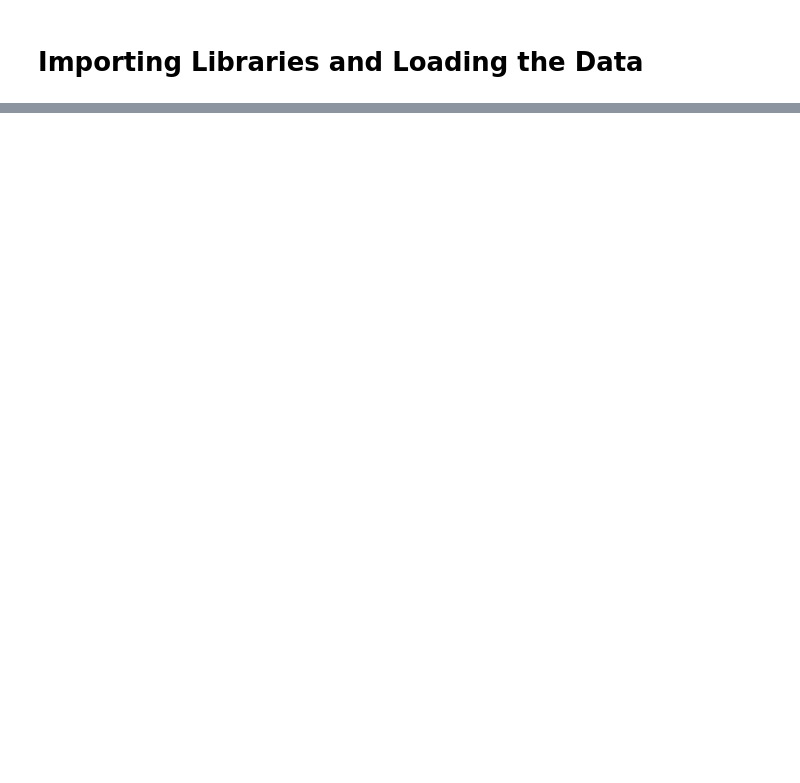
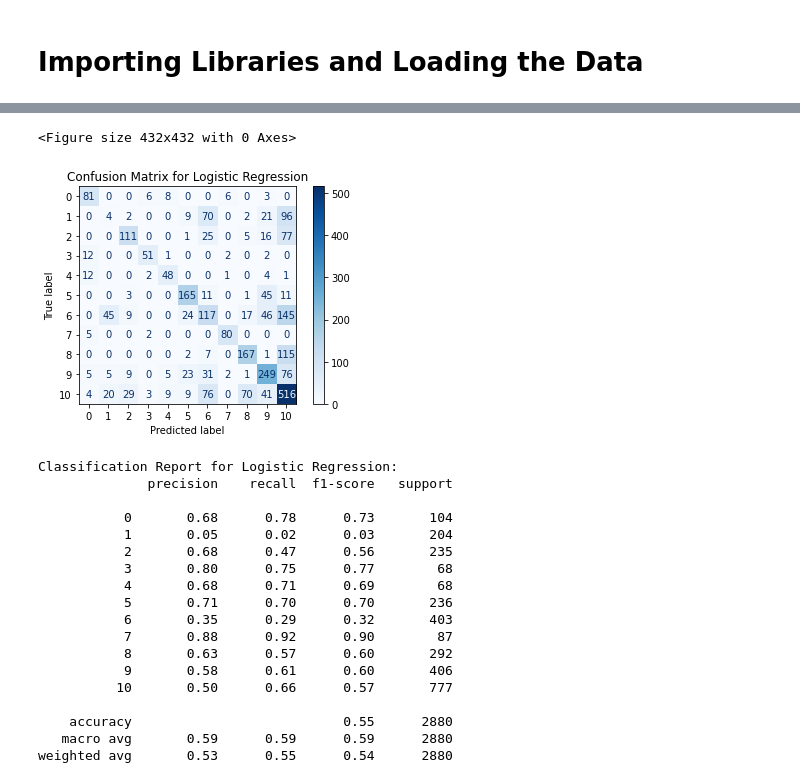
Before and after one commit to MsDiala/SHAI, a Jupyter notebook: Music_Genre_Classification_project/music_genre.ipynb, the cells around one changed output, grey strips where cells are left out. Saved outputs shown, nothing was run; the diff lists cells and outputs as text; code cells hidden in the pictures; blank space fills up the shorter version.

```diff
--- a/Music_Genre_Classification_project/music_genre.ipynb
+++ b/Music_Genre_Classification_project/music_genre.ipynb
@@ -189,0 +254,4 @@ submission_df.to_csv('music_genre_predictions.csv', index=False)# Save the predi
+# %%
+# best_algorithm is the trained Logistic Regression model
+best_algorithm = LogisticRegression()
+best_algorithm.fit(X_train_imputed, y_train)
@@ -189,0 +289,13 @@ submission_df.to_csv('music_genre_predictions.csv', index=False)# Save the predi
+# %%
+#Feature Importance (for GradientBoostingClassifier or RandomForestClassifier)
+best_algorithm.fit(X_train_imputed, y_train)
+
+if isinstance(best_algorithm, GradientBoostingClassifier) or isinstance(best_algorithm, RandomForestClassifier):
+    feature_importance = best_algorithm.feature_importances_
+    feature_names = list(numeric_cols) + list(encoder.get_feature_names(input_features=non_numeric_cols))
+
+    plt.figure(figsize=(10, 6))
+    plt.barh(feature_names, feature_importance)
+    plt.xlabel('Feature Importance')
+    plt.title('Feature Importance Plot')
+    plt.show()
@@ -189,0 +324,36 @@ submission_df.to_csv('music_genre_predictions.csv', index=False)# Save the predi
+# %%
+# Make predictions on the validation data using the best algorithm (Logistic Regression)
+y_val_pred = best_algorithm.predict(X_val_imputed)
+
+# Generate and display the confusion matrix
+cm = confusion_matrix(y_val, y_val_pred)
+disp = ConfusionMatrixDisplay(confusion_matrix=cm, display_labels=best_algorithm.classes_)
+plt.figure(figsize=(6, 6))
+disp.plot(cmap='Blues', values_format='.0f')
+plt.title('Confusion Matrix for Logistic Regression')
+plt.show()
+
+# Print the classification report
+print("Classification Report for Logistic Regression:")
+print(classification_report(y_val, y_val_pred))
+# %% [output]
+<Figure size 432x432 with 0 Axes>
+[figure, added]
+Classification Report for Logistic Regression:
+              precision    recall  f1-score   support
+
+           0       0.68      0.78      0.73       104
+           1       0.05      0.02      0.03       204
+           2       0.68      0.47      0.56       235
+           3       0.80      0.75      0.77        68
+           4       0.68      0.71      0.69        68
+           5       0.71      0.70      0.70       236
+           6       0.35      0.29      0.32       403
+           7       0.88      0.92      0.90        87
+           8       0.63      0.57      0.60       292
+           9       0.58      0.61      0.60       406
+          10       0.50      0.66      0.57       777
+
+    accuracy                           0.55      2880
+   macro avg       0.59      0.59      0.59      2880
+weighted avg       0.53      0.55      0.54      2880
```
Also changed, not shown: parts of 54 cells of this notebook, 6 other files.
